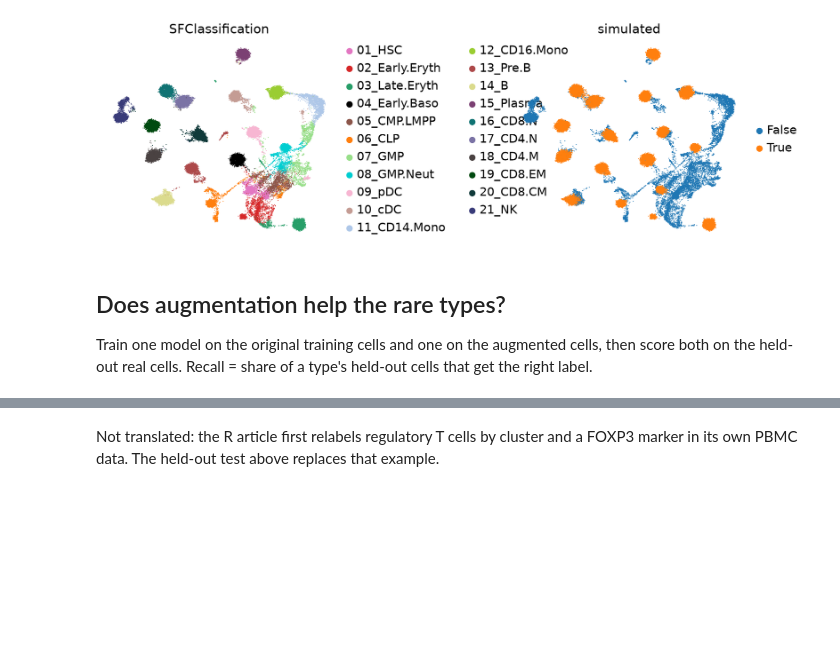
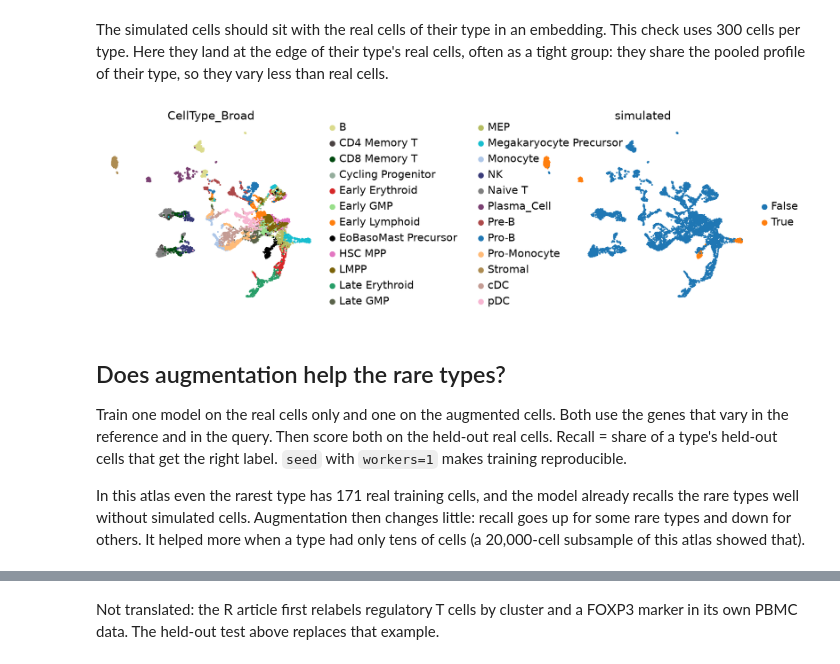
Before and after one commit to jacob-greene/py-viewmastR, a Jupyter notebook: tutorials/04_augment.ipynb, the cells around one changed output, grey strips where cells are left out. Cells and saved outputs as stored; diff of their text form; code cells hidden in the pictures; blank space fills up the shorter version.

```diff
--- a/tutorials/04_augment.ipynb
+++ b/tutorials/04_augment.ipynb
@@ -20,7 +23,7 @@ import viewmastr as vm
 import tutorial_data as td
 
 sc.set_figure_params(dpi=80, frameon=False)
-ref = td.greenleaf_reference()
-col = "SFClassification"
+col = "CellType_Broad"
+ref = td.bonemarrowmap_reference()  # 3.7 GB download on first use; about 12 GB in memory
 print(ref.obs[col].value_counts().to_string())
 # %% [output]
@@ -54,0 +53,4 @@ train, held = ref[~test].copy(), ref[test].copy()
+# %%
+train, held = td.bonemarrowmap_split(ref, col, holdout=0.2, max_held=1000, seed=0)
+del ref
+print(train.shape, held.shape)
@@ -81,0 +65,11 @@ The simulated cells should sit with the real cells of their type in an embedding
+# %%
+aug = vm.augment_data(train, col, norm_number=3000, prune=True, seed=0)
+aug.obs["simulated"] = aug.obs_names.str.startswith("stimcell_")
+real = aug[~aug.obs["simulated"].to_numpy()].copy()
+n = pd.DataFrame({"real cells": train.obs[col].value_counts(),
+                  "kept": real.obs[col].value_counts(),
+                  "simulated": aug.obs.loc[aug.obs["simulated"], col].value_counts(),
+                  "after": aug.obs[col].value_counts()}).fillna(0).astype(int)
+print(n.sort_values("real cells").to_string())
+rare = n.index[n["simulated"] > 0]
+del train
@@ -82,20 +94,32 @@ The simulated cells should sit with the real cells of their type in an embedding
+# %% [markdown]
+The simulated cells should sit with the real cells of their type in an embedding. This
+check uses 300 cells per type. Here they land at the edge of their type's real cells,
+often as a tight group: they share the pooled profile of their type, so they vary less
+than real cells.
 # %%
-a = aug.copy()
-a.obs["simulated"] = a.obs_names.str.startswith("stimcell_").astype(str)
+pick = aug.obs.groupby(col, observed=True).sample(300, random_state=0).index
+a = aug[pick].copy()
+a.obs["simulated"] = a.obs["simulated"].astype(str)
 vm.palette.set_colors(a, col)
 sc.pp.normalize_total(a, target_sum=1e4)
 sc.pp.log1p(a)
 sc.pp.highly_variable_genes(a, n_top_genes=3000)
 sc.pp.pca(a, n_comps=50, mask_var="highly_variable")
 sc.pp.neighbors(a, n_pcs=40)
 sc.tl.umap(a)
-sc.pl.umap(a, color=[col, "simulated"], ncols=2, wspace=0.6)
+sc.pl.umap(a, color=[col, "simulated"], ncols=2, wspace=0.8)
 # %% [output]
-[figure, old version]
+[figure, new version]
 # %% [markdown]
 ## Does augmentation help the rare types?
 
-Train one model on the original training cells and one on the augmented cells, then score
-both on the held-out real cells. Recall = share of a type's held-out cells that get the
-right label.
+Train one model on the real cells only and one on the augmented cells. Both use the genes
+that vary in the reference and in the query. Then score both on the held-out real cells.
+Recall = share of a type's held-out cells that get the right label. `seed` with
+`workers=1` makes training reproducible.
+
+In this atlas even the rarest type has 171 real training cells, and the model already
+recalls the rare types well without simulated cells. Augmentation then changes little:
+recall goes up for some rare types and down for others. It helped more when a type had
+only tens of cells (a 20,000-cell subsample of this atlas showed that).
 # %%
```
Also changed, not shown: parts of 13 cells of this notebook, 11 other files.
